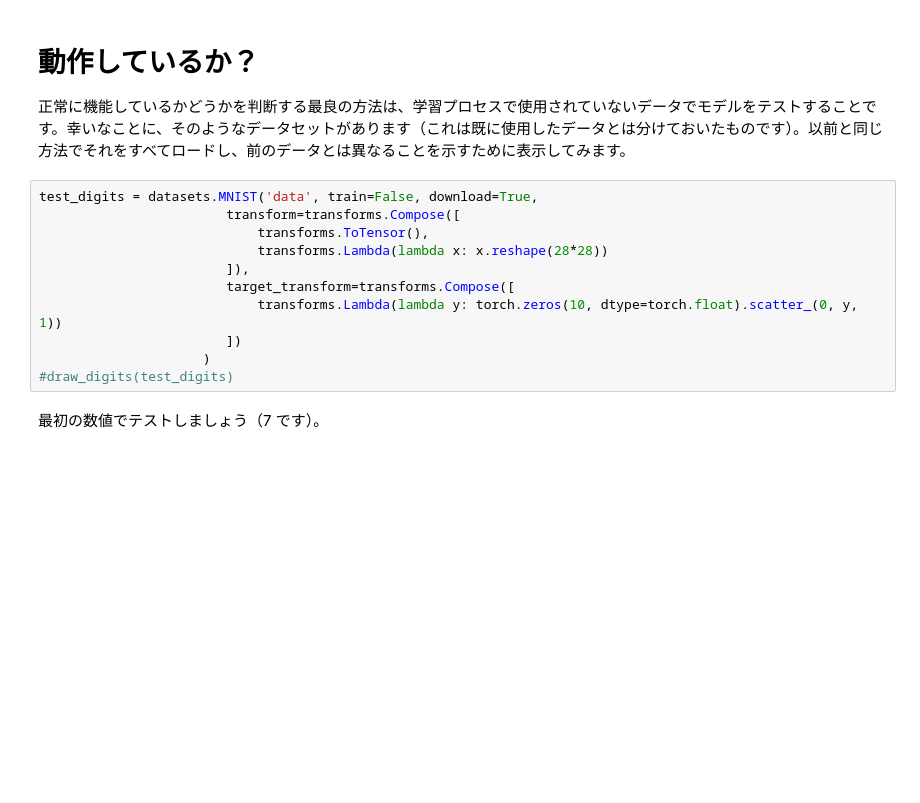
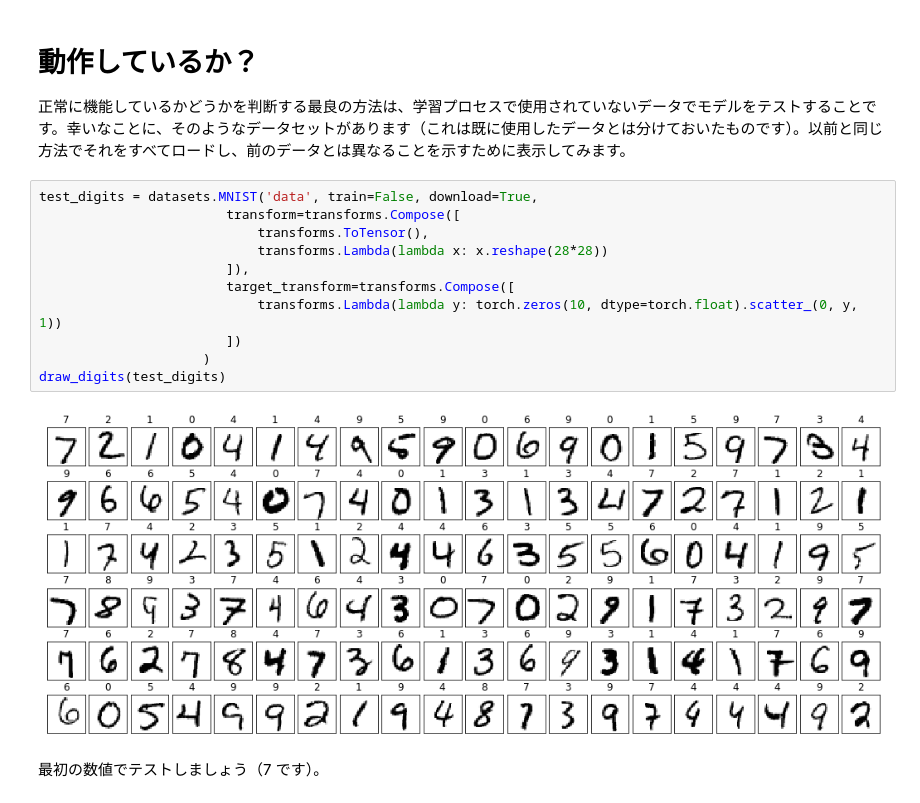
Before and after one commit to hiroshi1000/decode2019-Azure-MLOps, a Jupyter notebook: start.ipynb, the cells around one changed output. Cells and saved outputs as stored; diff of their text form; blank space fills up the shorter version.

Commit message:
DevOpsTest17

```diff
--- a/start.ipynb
+++ b/start.ipynb
@@ -219,14 +277,16 @@ for p in model.parameters():
 # %%
 test_digits = datasets.MNIST('data', train=False, download=True,
                         transform=transforms.Compose([
                             transforms.ToTensor(),
                             transforms.Lambda(lambda x: x.reshape(28*28))
                         ]),
                         target_transform=transforms.Compose([
                             transforms.Lambda(lambda y: torch.zeros(10, dtype=torch.float).scatter_(0, y, 1))
                         ])
                      )
-#draw_digits(test_digits)
+draw_digits(test_digits)
+# %% [output]
+[figure, added]
 # %% [markdown]
 最初の数値でテストしましょう（7 です）。
 # %%
```
Also changed, not shown: parts of 11 cells of this notebook, 3 other files.
